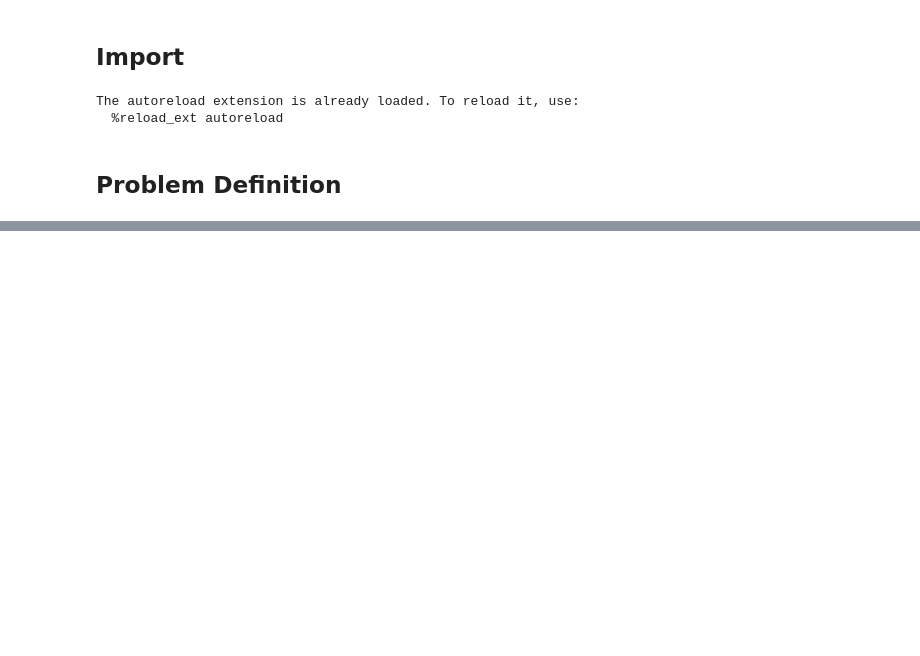
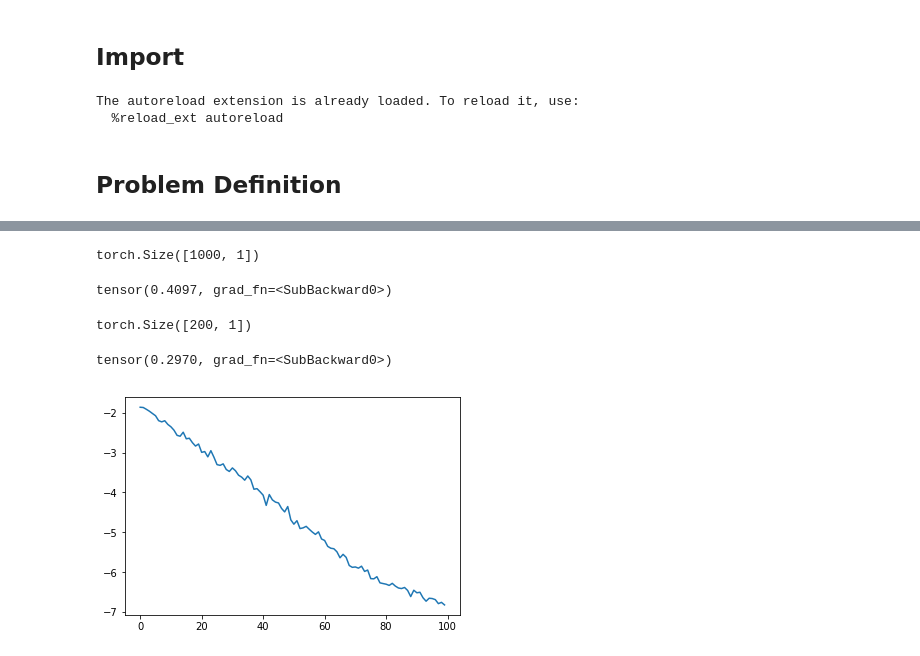
Before and after one commit to NinelK/neural-approx-ss-lfi, a Jupyter notebook: task_Gauss.ipynb, the cells around one changed output, grey strips where cells are left out. Saved outputs shown, nothing was run; the diff lists cells and outputs as text; code cells hidden in the pictures; blank space fills up the shorter version.

Commit message:
Add visualisation of sufficient statistics

```diff
--- a/task_Gauss.ipynb
+++ b/task_Gauss.ipynb
@@ -49,7 +49,7 @@ class Gauss_Problem(ABC_Problem): #problem from Fig.4A in PLoS CB Copula paper
         return np.random.rand(size)
 
     def simulator(self, theta):
-        rho = -0.1 + (0.999+0.1)*theta #problem from Fig.4A in PLoS CB Copula paper, linearly changing rho
+        rho = -0.1 + (0.1+0.1)*theta #problem from Fig.4A in PLoS CB Copula paper, linearly changing rho
         samples = np.zeros((theta.size,self.n,self.D))
         for i,r in enumerate(rho):
             samples[i] = np.random.multivariate_normal(np.zeros(self.D),np.ones((self.D,self.D))*r +\
@@ -86,7 +86,7 @@ hyperparams.num_sim = 1000                        # number of simulations
 hyperparams.L = 5                                # number of learning rounds
 hyperparams.hidden_ratio = 0.1                   # dimensionality of S(x)
 hyperparams.type = 'plain'                       # the network architecture of S(x), use CNN here
-hyperparams.estimator = 'JSD'                    # MI estimator; JSD or DC, see the paper
+hyperparams.estimator = 'NWJ'                    # MI estimator; JSD or DC, see the paper
 hyperparams.nde = 'MDN'                          # nde; MAF (D>1) or MDN (D=1)
 
 snl2_abc = SNL2ABC.SNL2_ABC(problem, discrepancy=discrepancy.eculidean_dist, hyperparams=hyperparams)
@@ -131,10 +130,16 @@ all_stats = torch.tensor(np.vstack(snl2_abc.all_stats[0:snl2_abc.l+1])).float()
 all_samples = torch.tensor(np.vstack(snl2_abc.all_samples[0:snl2_abc.l+1])).float()
 print(all_samples.shape)
 snl2_abc.vae_net.MI(all_stats,all_samples,n=100) # n here is the number of shuffles
+# %% [output]
+torch.Size([1000, 1])
+tensor(0.4097, grad_fn=<SubBackward0>)
 # %%
 # calculate MI using the last generated subsamples
 all_stats = torch.tensor(np.vstack(snl2_abc.all_stats[snl2_abc.l:snl2_abc.l+1])).float()
 all_samples = torch.tensor(np.vstack(snl2_abc.all_samples[snl2_abc.l:snl2_abc.l+1])).float()
 print(all_samples.shape)
 snl2_abc.vae_net.MI(all_stats,all_samples,n=100) # n here is the number of shuffles
+# %% [output]
+torch.Size([200, 1])
+tensor(0.2970, grad_fn=<SubBackward0>)
 # %%
@@ -142,2 +147,35 @@ snl2_abc.vae_net.MI(all_stats,all_samples,n=100) # n here is the number of shuff
 # DV looks alright!
 # DC just always returns 0.9something, whatever the data
+# %%
+# visualize latents s(x)
+nbins=100
+stats2plot = []
+data2plot = []
+summary2plot = []
+for i in range(nbins):
+    theta = np.repeat(i/(nbins-1),100) #100 simulations
+    generated = snl2_abc.problem.simulator(theta)
+    get_stat = snl2_abc.convert_stat(snl2_abc.problem.statistics(generated))
+    stats2plot.append(get_stat)
+    data2plot.append(generated.mean(0))
+    summary2plot.append(snl2_abc.problem.statistics(generated))
+
+plt.plot(np.array(stats2plot).squeeze())
+# np.array(stats2plot).shape
+# from sklearn.manifold import TSNE, SpectralEmbedding
+# from sklearn.decomposition import PCA
+# latent_PCA = PCA(n_components=2).fit_transform(np.array(stats2plot).reshape(-1,1))
+# latent_TSNE = TSNE(n_components=2).fit_transform(np.array(stats2plot).squeeze())
+# latent_LEM = SpectralEmbedding(n_components=2).fit_transform(np.array(stats2plot).squeeze())
+
+
+summary_PCA = PCA(n_components=2).fit_transform(np.array(summary2plot).squeeze())
+summary_TSNE = TSNE(n_components=2).fit_transform(np.array(summary2plot).squeeze())
+summary_LEM = SpectralEmbedding(n_components=2).fit_transform(np.array(summary2plot).squeeze())
+
+
+data_PCA = PCA(n_components=2).fit_transform(np.array(data2plot).squeeze())
+data_TSNE = TSNE(n_components=2).fit_transform(np.array(data2plot).squeeze())
+data_LEM = SpectralEmbedding(n_components=2).fit_transform(np.array(data2plot).squeeze())
+# %% [output]
+[figure, added]
```
Also changed, not shown: parts of 5 cells of this notebook, 1 other file.
